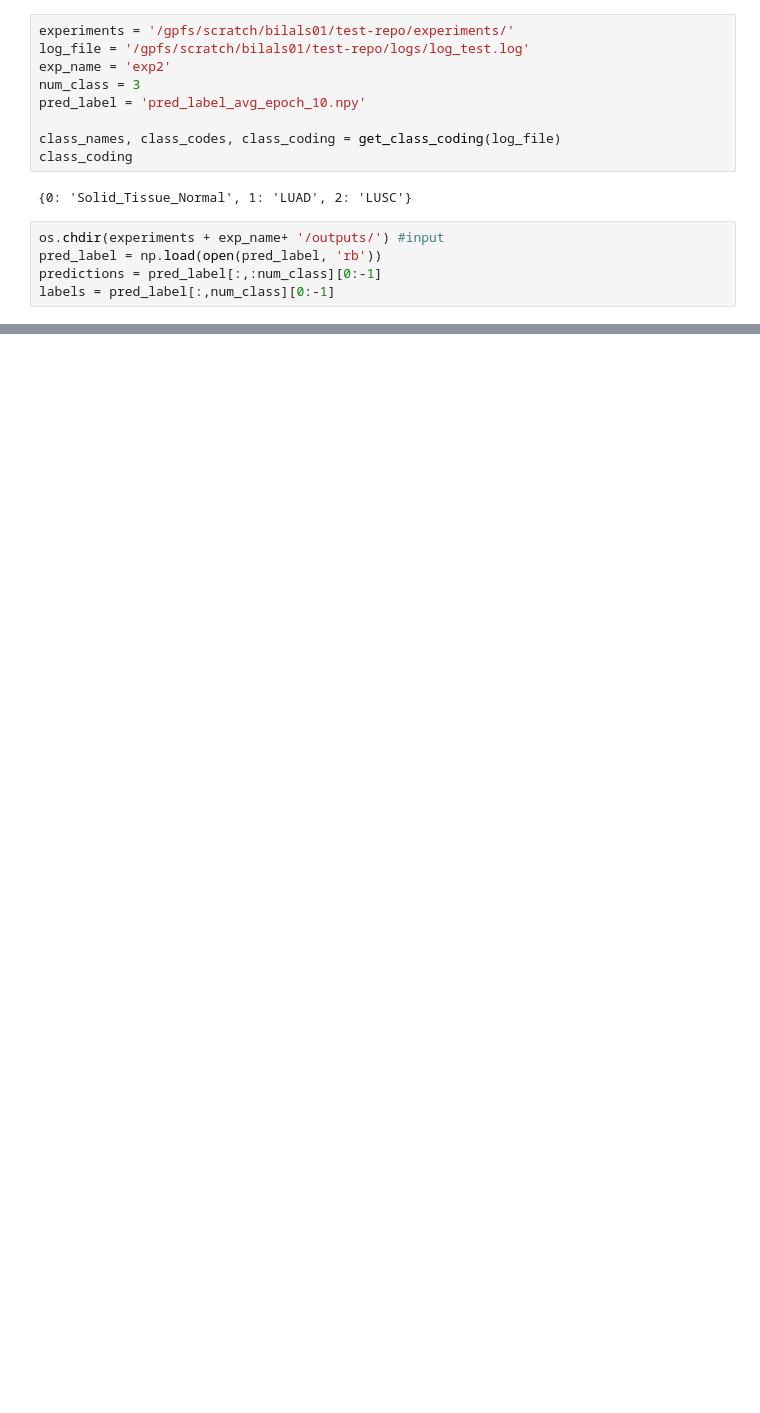
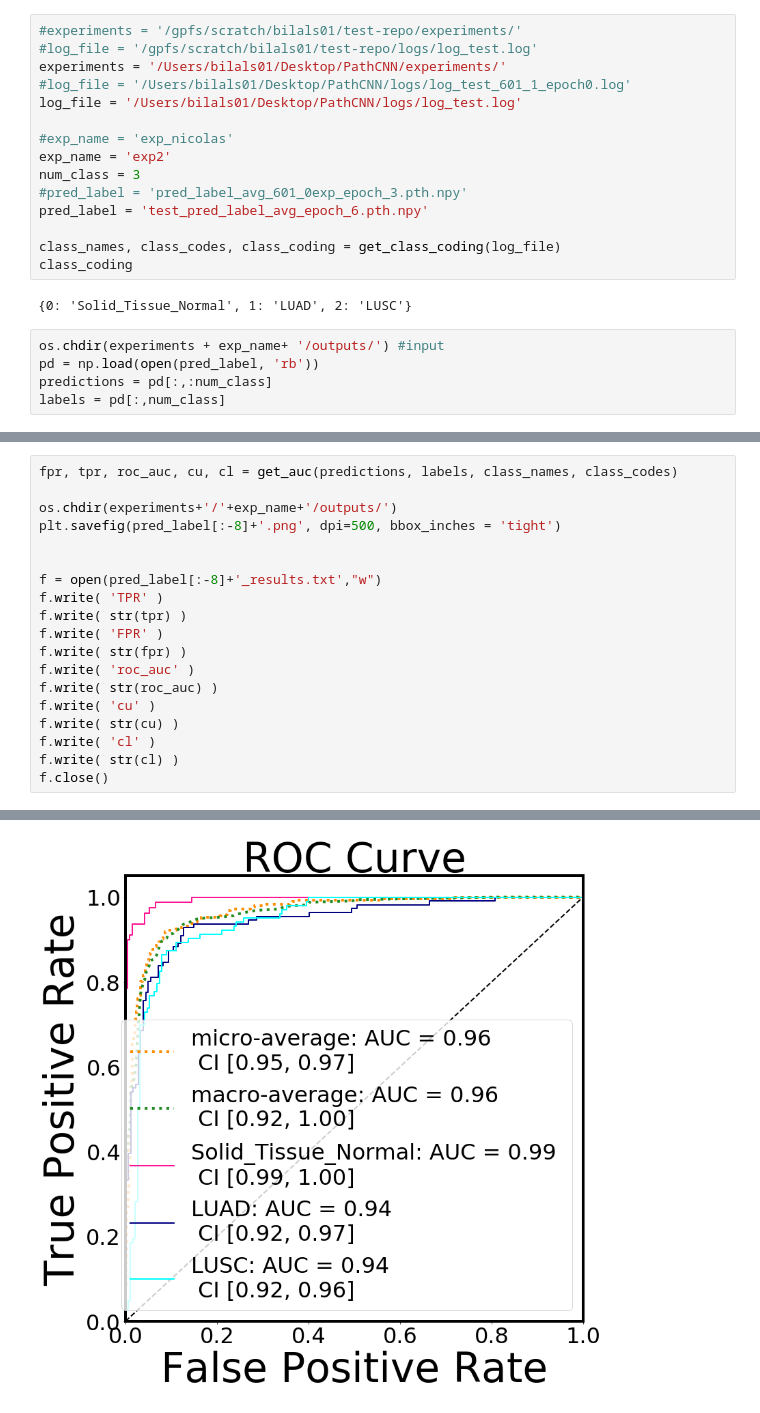
Before and after one commit to sedab/PathCNN, a Jupyter notebook: test_eval.ipynb, the cells around one changed output, grey strips where cells are left out. Saved outputs shown, nothing was run; the diff lists cells and outputs as text; blank space fills up the shorter version.

Commit message:
updating eval.py and test_eval.ipynb

```diff
--- a/test_eval.ipynb
+++ b/test_eval.ipynb
@@ -17,10 +19,16 @@ import os
 %matplotlib inline
 # %%
-experiments = '/gpfs/scratch/bilals01/test-repo/experiments/'
-log_file = '/gpfs/scratch/bilals01/test-repo/logs/log_test.log'
+#experiments = '/gpfs/scratch/bilals01/test-repo/experiments/'
+#log_file = '/gpfs/scratch/bilals01/test-repo/logs/log_test.log'
+experiments = '/Users/bilals01/Desktop/PathCNN/experiments/'
+#log_file = '/Users/bilals01/Desktop/PathCNN/logs/log_test_601_1_epoch0.log'
+log_file = '/Users/bilals01/Desktop/PathCNN/logs/log_test.log'
+
+#exp_name = 'exp_nicolas'
 exp_name = 'exp2'
 num_class = 3
-pred_label = 'pred_label_avg_epoch_10.npy'
+#pred_label = 'pred_label_avg_601_0exp_epoch_3.pth.npy'
+pred_label = 'test_pred_label_avg_epoch_6.pth.npy'
 
 class_names, class_codes, class_coding = get_class_coding(log_file)
 class_coding
@@ -28,6 +36,6 @@ class_coding
 {0: 'Solid_Tissue_Normal', 1: 'LUAD', 2: 'LUSC'}
 # %%
 os.chdir(experiments + exp_name+ '/outputs/') #input
-pred_label = np.load(open(pred_label, 'rb'))
-predictions = pred_label[:,:num_class][0:-1]
-labels = pred_label[:,num_class][0:-1]
+pd = np.load(open(pred_label, 'rb'))
+predictions = pd[:,:num_class]
+labels = pd[:,num_class]
@@ -52,0 +46,20 @@ roc
+# %%
+fpr, tpr, roc_auc, cu, cl = get_auc(predictions, labels, class_names, class_codes)
+
+os.chdir(experiments+'/'+exp_name+'/outputs/')
+plt.savefig(pred_label[:-8]+'.png', dpi=500, bbox_inches = 'tight')
+
+
+f = open(pred_label[:-8]+'_results.txt',"w")
+f.write( 'TPR' )
+f.write( str(tpr) )
+f.write( 'FPR' )
+f.write( str(fpr) )
+f.write( 'roc_auc' )
+f.write( str(roc_auc) )
+f.write( 'cu' )
+f.write( str(cu) )
+f.write( 'cl' )
+f.write( str(cl) )
+f.close()
+# %% [output]
@@ -52,0 +72 @@ roc
+[figure, added]
```
Also changed, not shown: parts of 5 cells of this notebook, 2 other files.
